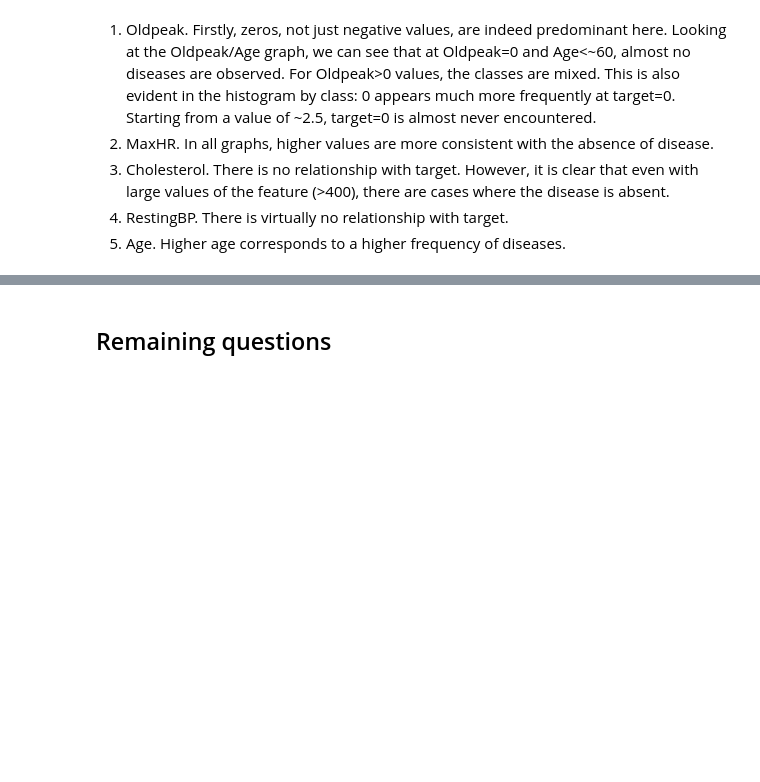
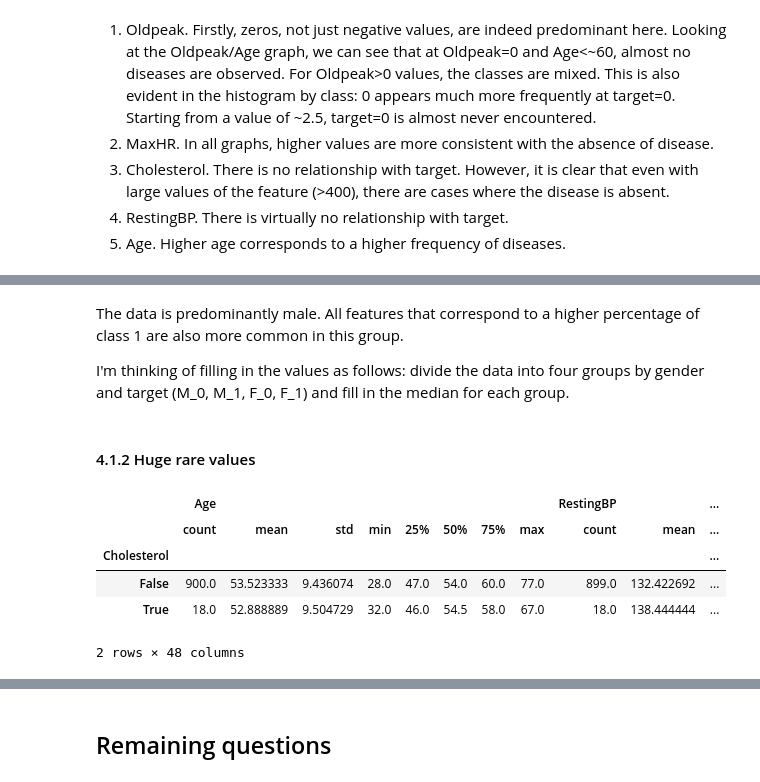
Before and after one commit to Lymuthien/heart_failure, a Jupyter notebook: notebooks/1.0-eda.ipynb, the cells around one changed output, grey strips where cells are left out. Cells and saved outputs as stored; diff of their text form; code cells hidden in the pictures; blank space fills up the shorter version.

```diff
--- a/notebooks/1.0-eda.ipynb
+++ b/notebooks/1.0-eda.ipynb
@@ -179,0 +212,16 @@ plt.show()
+# %% [markdown]
+The data is predominantly male. All features that correspond to a higher percentage of class 1 are also more common in this group.
+
+I'm thinking of filling in the values as follows: divide the data into four groups by gender and target (M_0, M_1, F_0, F_1) and fill in the median for each group.
+# %% [markdown]
+#### 4.1.2 Huge rare values
+# %%
+huge_chol_mask = df[CHOLESTEROL] > df[CHOLESTEROL].quantile(0.977)
+df.groupby(huge_chol_mask).describe()
+# %% [output]
+|  | Age |  |  |  |  |  |  |  | RestingBP |  | ... |
+|  | count | mean | std | min | 25% | 50% | 75% | max | count | mean | ... |
+| Cholesterol |  |  |  |  |  |  |  |  |  |  | ... |
+| False | 900.0 | 53.523333 | 9.436074 | 28.0 | 47.0 | 54.0 | 60.0 | 77.0 | 899.0 | 132.422692 | ... |
+| True | 18.0 | 52.888889 | 9.504729 | 32.0 | 46.0 | 54.5 | 58.0 | 67.0 | 18.0 | 138.444444 | ... |
+2 rows × 48 columns
```
Also changed, not shown: parts of 31 cells of this notebook, 2 other files.
